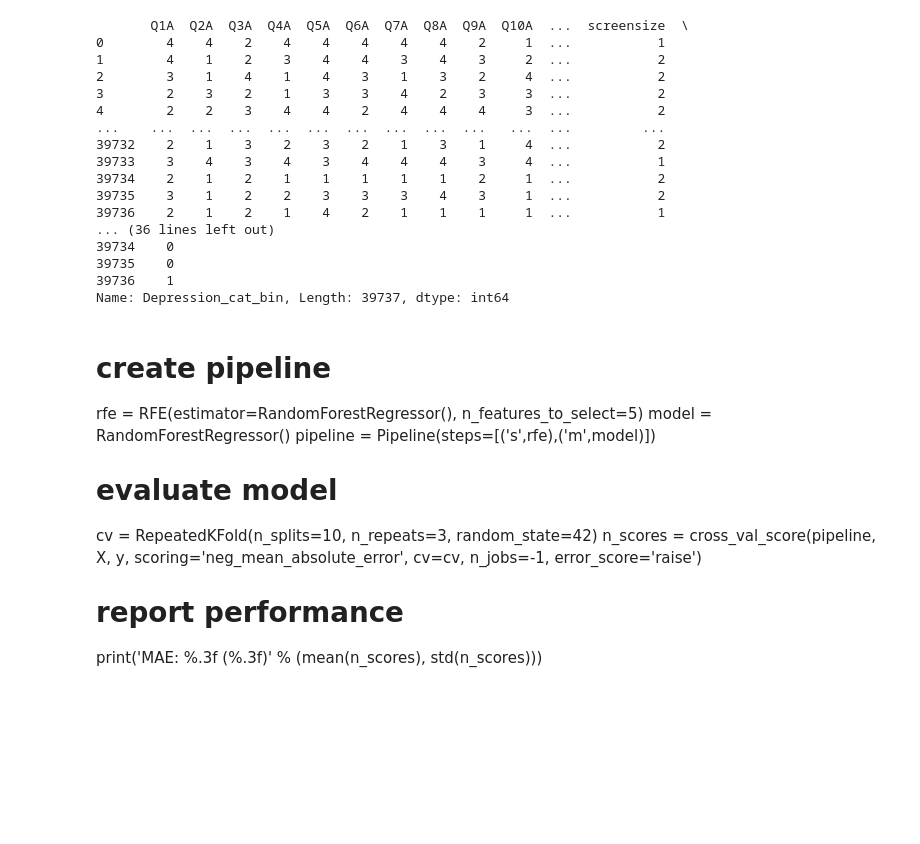
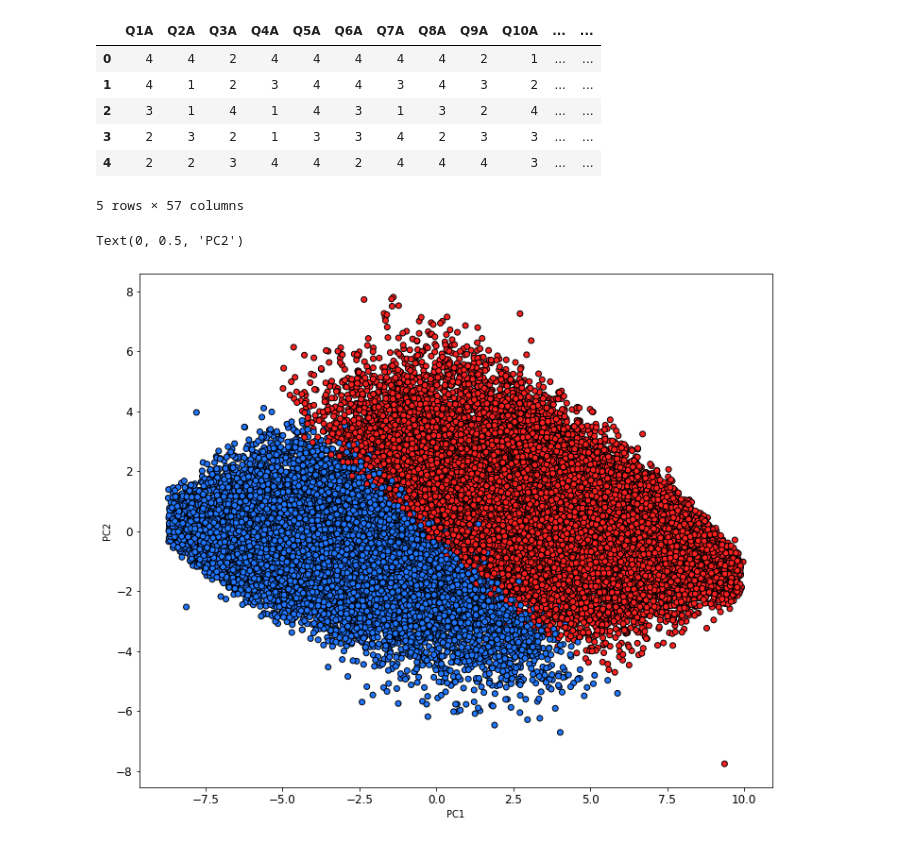
Before and after one commit to tfgerling/Final_project, a Jupyter notebook: Just Jamie thinking about data modeling.ipynb, the cells around one changed output. Cells and saved outputs as stored; diff of their text form; code cells hidden in the pictures; blank space fills up the shorter version.

```diff
--- a/Just Jamie thinking about data modeling.ipynb
+++ b/Just Jamie thinking about data modeling.ipynb
@@ -137,32 +127,13 @@ from sklearn.pipeline import Pipeline
 # %%
 # Slice feature columns from dataframe for X
-X = df.iloc[:,:59]
-y = df['Depression_cat_bin']
+d_data = df.drop(['Anxiety_cat_bin', 'Stress_cat_bin'], axis=1)
+d_data.rename(columns = {'Depression_cat_bin':'y'}, inplace = True)
+d_data.head()
 # %% [output]
+|  | Q1A | Q2A | Q3A | Q4A | Q5A | Q6A | Q7A | Q8A | Q9A | Q10A | ... | ... |
+| 0 | 4 | 4 | 2 | 4 | 4 | 4 | 4 | 4 | 2 | 1 | ... | ... |
+| 1 | 4 | 1 | 2 | 3 | 4 | 4 | 3 | 4 | 3 | 2 | ... | ... |
+| 2 | 3 | 1 | 4 | 1 | 4 | 3 | 1 | 3 | 2 | 4 | ... | ... |
+| 3 | 2 | 3 | 2 | 1 | 3 | 3 | 4 | 2 | 3 | 3 | ... | ... |
+| 4 | 2 | 2 | 3 | 4 | 4 | 2 | 4 | 4 | 4 | 3 | ... | ... |
-       Q1A  Q2A  Q3A  Q4A  Q5A  Q6A  Q7A  Q8A  Q9A  Q10A  ...  screensize  \
-0        4    4    2    4    4    4    4    4    2     1  ...           1
-1        4    1    2    3    4    4    3    4    3     2  ...           2
-2        3    1    4    1    4    3    1    3    2     4  ...           2
-3        2    3    2    1    3    3    4    2    3     3  ...           2
-4        2    2    3    4    4    2    4    4    4     3  ...           2
-...    ...  ...  ...  ...  ...  ...  ...  ...  ...   ...  ...         ...
-39732    2    1    3    2    3    2    1    3    1     4  ...           2
-39733    3    4    3    4    3    4    4    4    3     4  ...           1
-39734    2    1    2    1    1    1    1    1    2     1  ...           2
-39735    3    1    2    2    3    3    3    4    3     1  ...           2
-39736    2    1    2    1    4    2    1    1    1     1  ...           1
-... (36 lines left out)
-39734    0
-39735    0
-39736    1
-Name: Depression_cat_bin, Length: 39737, dtype: int64
+5 rows × 57 columns
-# %% [markdown]
-# create pipeline
-rfe = RFE(estimator=RandomForestRegressor(), n_features_to_select=5)
-model = RandomForestRegressor()
-pipeline = Pipeline(steps=[('s',rfe),('m',model)])
-# evaluate model
-cv = RepeatedKFold(n_splits=10, n_repeats=3, random_state=42)
-n_scores = cross_val_score(pipeline, X, y, scoring='neg_mean_absolute_error', cv=cv, n_jobs=-1, error_score='raise')
-# report performance
-print('MAE: %.3f (%.3f)' % (mean(n_scores), std(n_scores)))
@@ -172,0 +140,25 @@ X_rescaled = scaler.fit_transform(X)
+# %%
+# PCA with only 2 Principal Components first, and visualization
+
+#Scale the data
+scaler = StandardScaler()
+scaled=scaler.fit_transform(d_data)
+
+#Obtain principal components
+pca = PCA().fit_transform(scaled)
+
+pc1 = pca[:,0]
+pc2 = pca[:,1]
+
+#Plot principal components
+plt.figure(figsize=(12,10))
+
+colour = ['#ff2121' if y == 1 else '#2176ff' for y in d_data['y']]
+plt.scatter(pc1,pc2 ,c=colour,edgecolors='#000000')
+plt.yticks(size=12)
+plt.xticks(size=12)
+plt.xlabel('PC1')
+plt.ylabel('PC2')
+# %% [output]
+Text(0, 0.5, 'PC2')
+[figure, added]
```
Also changed, not shown: parts of 40 cells of this notebook, 3 other files.
